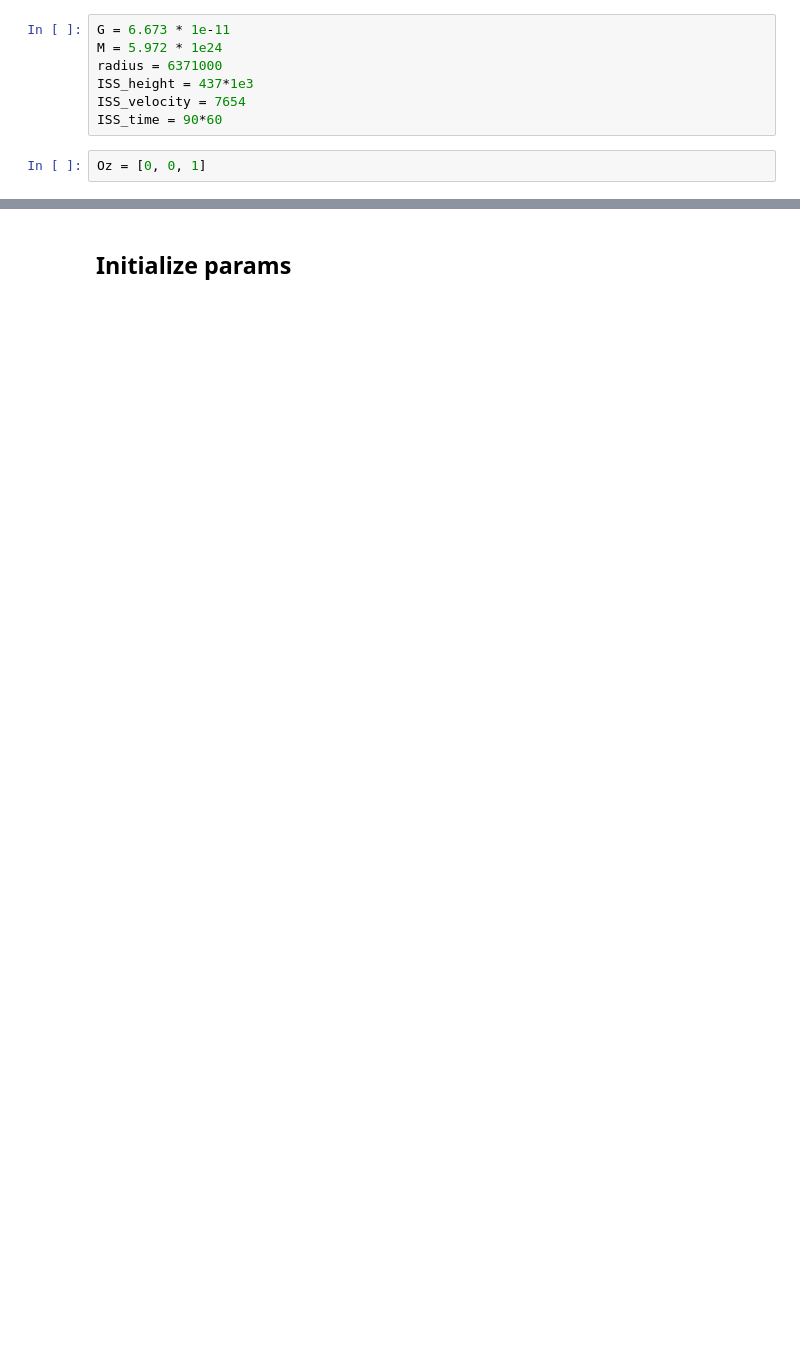
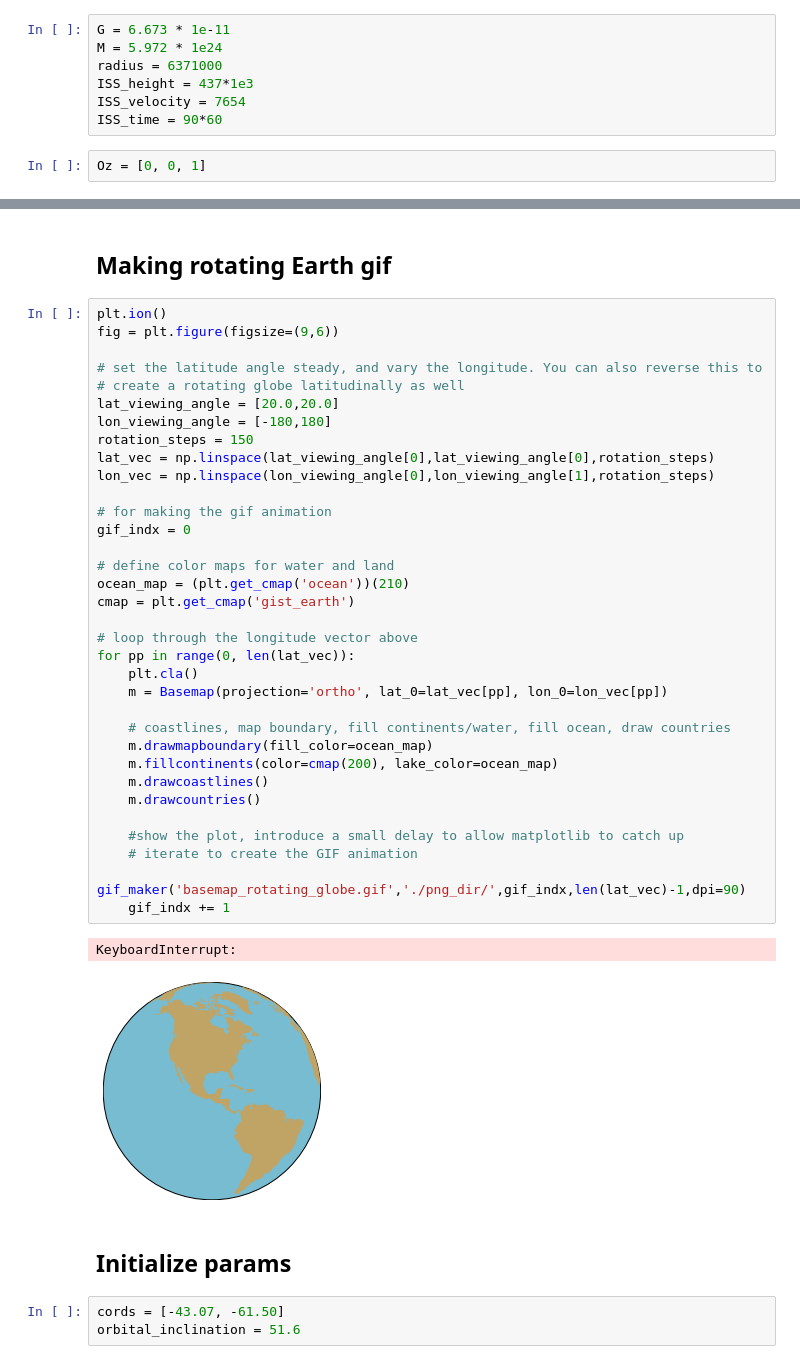
Before and after one commit to Migelit0/inno-project, a Jupyter notebook: notebook.ipynb, the cells around one changed output, grey strips where cells are left out. Saved outputs shown, nothing was run; the diff lists cells and outputs as text; blank space fills up the shorter version.

```diff
--- a/notebook.ipynb
+++ b/notebook.ipynb
@@ -19,3 +54,45 @@ Oz = [0, 0, 1]
+# %% [markdown]
+## Making rotating Earth gif
+# %%
+plt.ion()
+fig = plt.figure(figsize=(9,6))
+
+# set the latitude angle steady, and vary the longitude. You can also reverse this to
+# create a rotating globe latitudinally as well
+lat_viewing_angle = [20.0,20.0]
+lon_viewing_angle = [-180,180]
+rotation_steps = 150
+lat_vec = np.linspace(lat_viewing_angle[0],lat_viewing_angle[0],rotation_steps)
+lon_vec = np.linspace(lon_viewing_angle[0],lon_viewing_angle[1],rotation_steps)
+
+# for making the gif animation
+gif_indx = 0
+
+# define color maps for water and land
+ocean_map = (plt.get_cmap('ocean'))(210)
+cmap = plt.get_cmap('gist_earth')
+
+# loop through the longitude vector above
+for pp in range(0, len(lat_vec)):
+    plt.cla()
+    m = Basemap(projection='ortho', lat_0=lat_vec[pp], lon_0=lon_vec[pp])
+
+    # coastlines, map boundary, fill continents/water, fill ocean, draw countries
+    m.drawmapboundary(fill_color=ocean_map)
+    m.fillcontinents(color=cmap(200), lake_color=ocean_map)
+    m.drawcoastlines()
+    m.drawcountries()
+
+    #show the plot, introduce a small delay to allow matplotlib to catch up
+    # iterate to create the GIF animation
+    gif_maker('basemap_rotating_globe.gif','./png_dir/',gif_indx,len(lat_vec)-1,dpi=90)
+    gif_indx += 1
+# %% [output]
+KeyboardInterrupt:
+[figure, added]
 # %% [markdown]
 ## Initialize params
+# %%
+cords = [-43.07, -61.50]
+orbital_inclination = 51.6
 # %%
```
Also changed, not shown: parts of 16 cells of this notebook.
